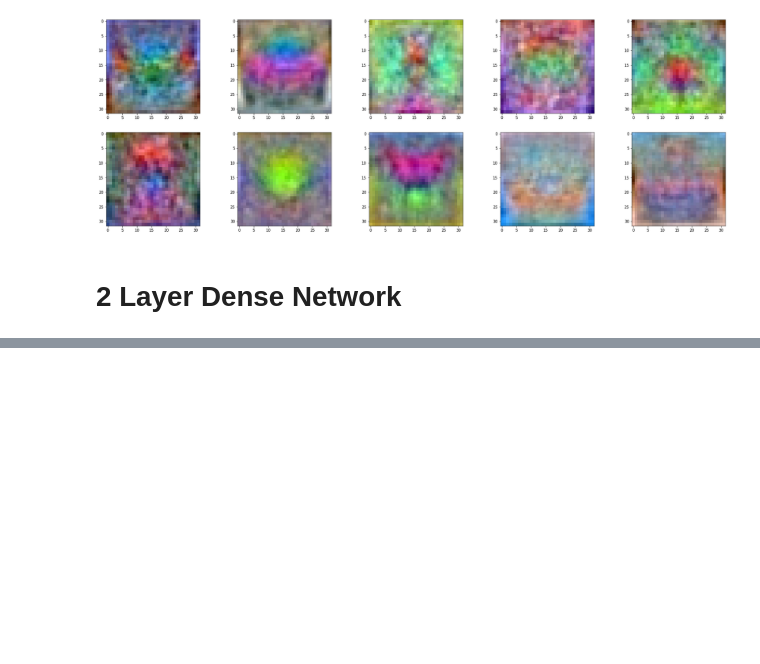
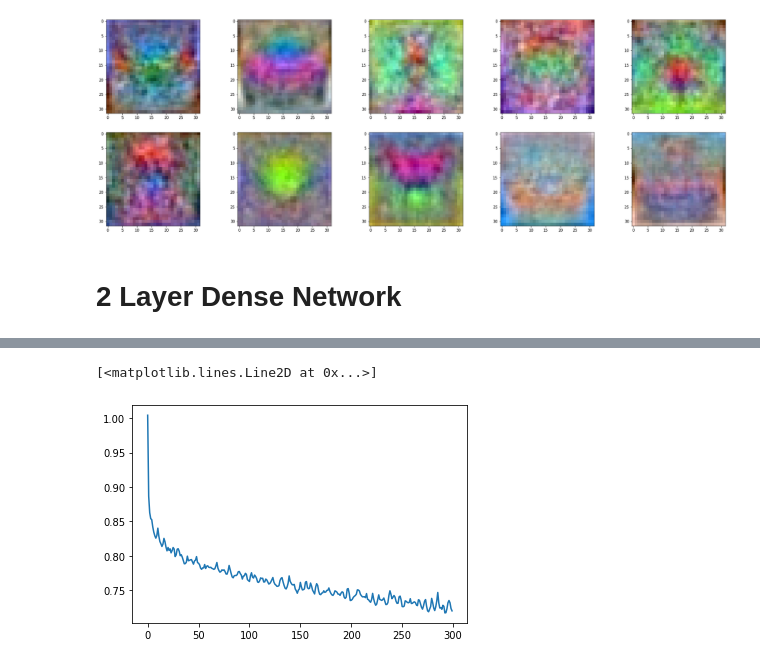
Before and after one commit to OshanJayawardana/Classification-Model-Comparison-CIFAR-10, a Jupyter notebook: A04_180437U.ipynb, the cells around one changed output, grey strips where cells are left out. Drawn from its saved outputs; the diff is of its cells as text; code cells hidden in the pictures; blank space fills up the shorter version.

Commit message:
2 layer dense network running

```diff
--- a/A04_180437U.ipynb
+++ b/A04_180437U.ipynb
@@ -140,7 +140,7 @@ plt.show()
 # %% [markdown]
 # 2 Layer Dense Network
 # %%
-def linclas(x_train,y_train,x_test,y_test,batch_size,H,K,Din,lr,lr_decay,reg):
+def layer2(x_train,y_train,x_test,y_test,batch_size,H,K,Din,lr,lr_decay,reg):
     Ntr = x_train.shape[0]
     Nte = x_test.shape[0]
 
@@ -196,3 +196,12 @@ def linclas(x_train,y_train,x_test,y_test,batch_size,H,K,Din,lr,lr_decay,reg):
         b2-=lr*db2
         lr*=lr_decay
     return w1,b1,w2,b2,loss_history,train_acc_history,val_acc_history
+# %%
+batch_size = Ntr
+H=200
+iterations = 300
+lr = 1.4e-2
+lr_decay= 0.999
+reg = 5e-6 #lamda
+
+w1n,b1n,w2n,b2n,loss_historyn,train_acc_historyn,val_acc_historyn=layer2(x_train,y_train,x_test,y_test,batch_size,H,K,Din,lr,lr_decay,reg)
@@ -198,0 +226,6 @@ def linclas(x_train,y_train,x_test,y_test,batch_size,H,K,Din,lr,lr_decay,reg):
+# %%
+x_axis=np.arange(len(loss_historyn))
+plt.plot(x_axis,loss_historyn)
+# %% [output]
+[<matplotlib.lines.Line2D at 0x...>]
+[figure, added]
```
Also changed, not shown: parts of 1 cell of this notebook.
